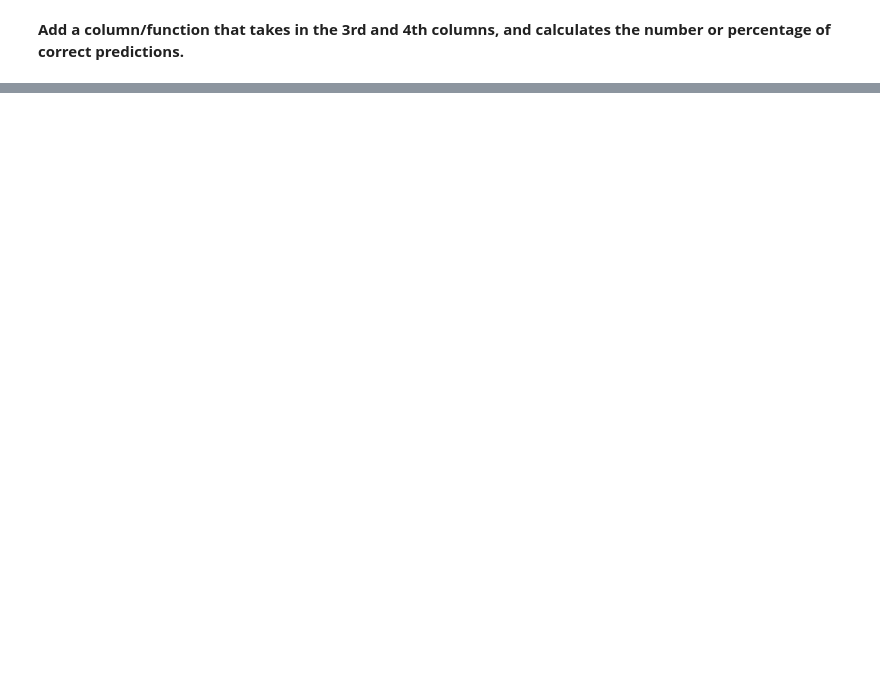
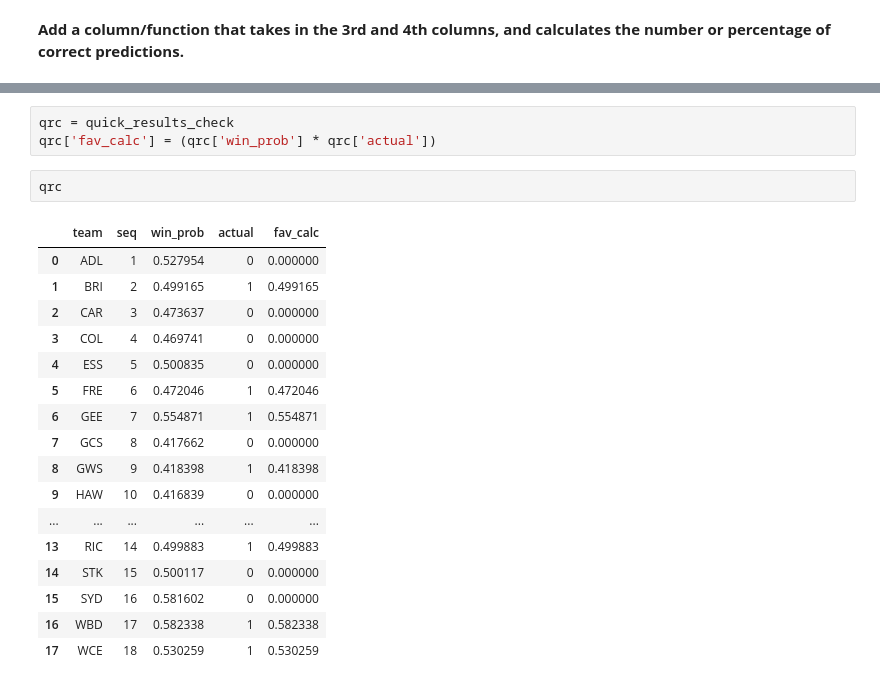
Before and after one commit to stevegabriel1/afl_elo_ratings, a Jupyter notebook: basic_version.ipynb, the cells around one changed output, grey strips where cells are left out. Drawn from its saved outputs; the diff is of its cells as text; blank space fills up the shorter version.

```diff
--- a/basic_version.ipynb
+++ b/basic_version.ipynb
@@ -753,0 +763,23 @@ quick_results_check
+# %%
+qrc = quick_results_check
+qrc['fav_calc'] = (qrc['win_prob'] * qrc['actual'])
+# %%
+qrc
+# %% [output]
+|  | team | seq | win_prob | actual | fav_calc |
+| 0 | ADL | 1 | 0.527954 | 0 | 0.000000 |
+| 1 | BRI | 2 | 0.499165 | 1 | 0.499165 |
+| 2 | CAR | 3 | 0.473637 | 0 | 0.000000 |
+| 3 | COL | 4 | 0.469741 | 0 | 0.000000 |
+| 4 | ESS | 5 | 0.500835 | 0 | 0.000000 |
+| 5 | FRE | 6 | 0.472046 | 1 | 0.472046 |
+| 6 | GEE | 7 | 0.554871 | 1 | 0.554871 |
+| 7 | GCS | 8 | 0.417662 | 0 | 0.000000 |
+| 8 | GWS | 9 | 0.418398 | 1 | 0.418398 |
+| 9 | HAW | 10 | 0.416839 | 0 | 0.000000 |
+| ... | ... | ... | ... | ... | ... |
+| 13 | RIC | 14 | 0.499883 | 1 | 0.499883 |
+| 14 | STK | 15 | 0.500117 | 0 | 0.000000 |
+| 15 | SYD | 16 | 0.581602 | 0 | 0.000000 |
+| 16 | WBD | 17 | 0.582338 | 1 | 0.582338 |
+| 17 | WCE | 18 | 0.530259 | 1 | 0.530259 |
```
Also changed, not shown: parts of 4 cells of this notebook.
